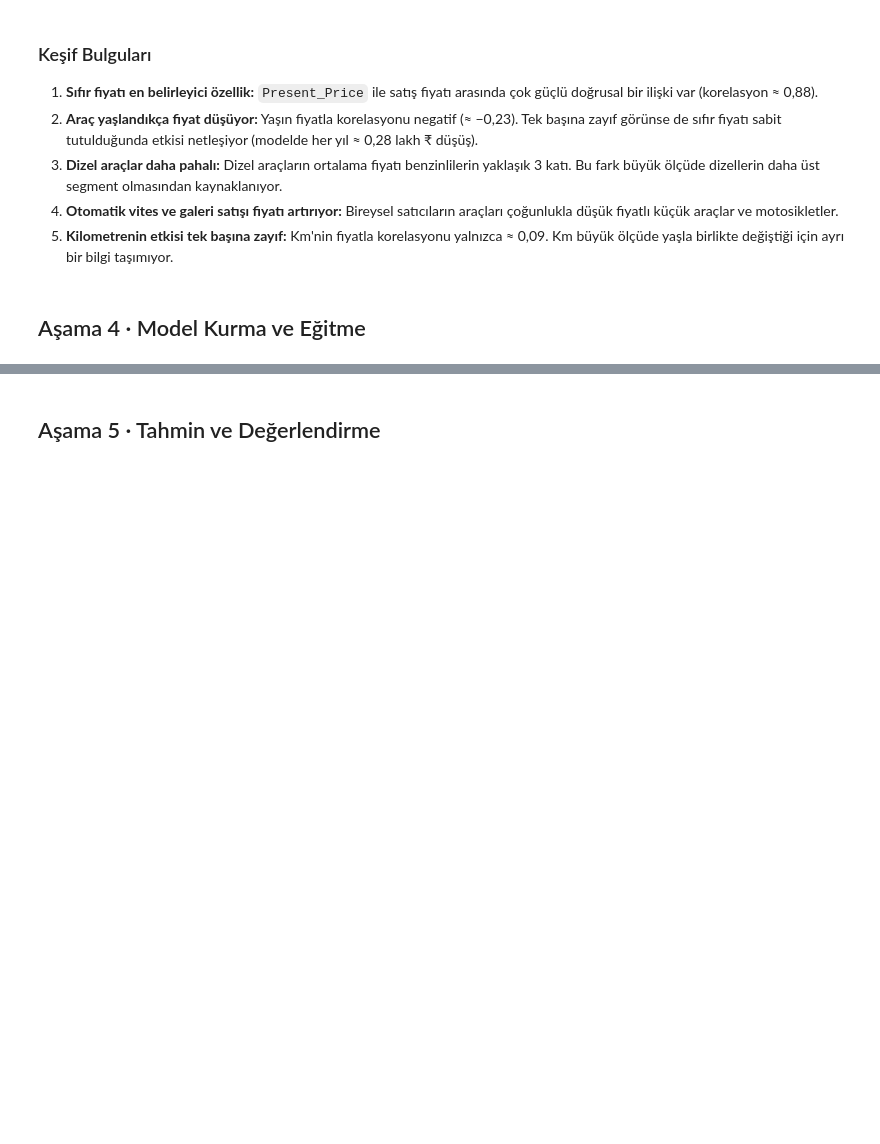
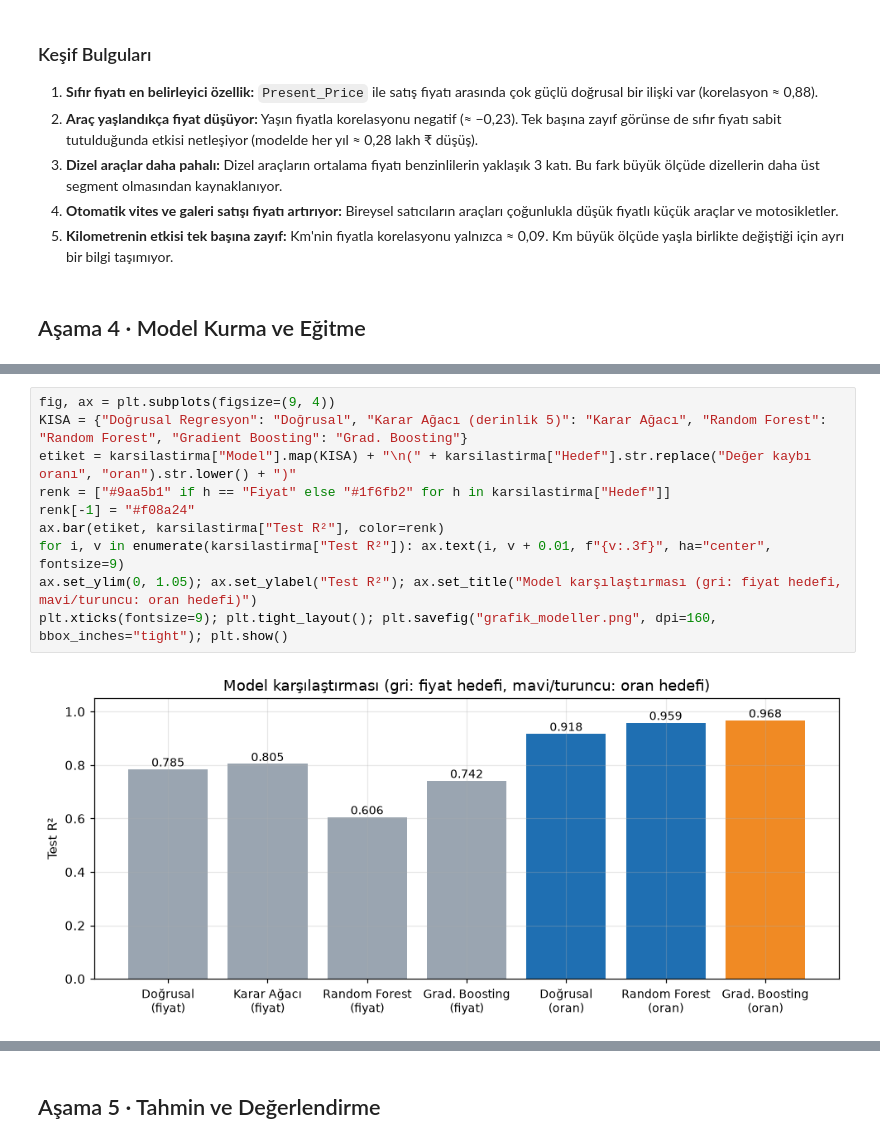
Before and after one commit to mirhanserim/yapay-zeka-portfolyo, a Jupyter notebook: 1_Python_Arac_Fiyat/Arac_Fiyat_Tahmini.ipynb, the cells around one changed output, grey strips where cells are left out. Drawn from its saved outputs; the diff is of its cells as text; blank space fills up the shorter version.

```diff
--- a/1_Python_Arac_Fiyat/Arac_Fiyat_Tahmini.ipynb
+++ b/1_Python_Arac_Fiyat/Arac_Fiyat_Tahmini.ipynb
@@ -229,0 +298,12 @@ görmek için **derinliği 5 ile sınırlı bir Karar Ağacı** da karşılaşt
+# %%
+fig, ax = plt.subplots(figsize=(9, 4))
+KISA = {"Doğrusal Regresyon": "Doğrusal", "Karar Ağacı (derinlik 5)": "Karar Ağacı", "Random Forest": "Random Forest", "Gradient Boosting": "Grad. Boosting"}
+etiket = karsilastirma["Model"].map(KISA) + "\n(" + karsilastirma["Hedef"].str.replace("Değer kaybı oranı", "oran").str.lower() + ")"
+renk = ["#9aa5b1" if h == "Fiyat" else "#1f6fb2" for h in karsilastirma["Hedef"]]
+renk[-1] = "#f08a24"
+ax.bar(etiket, karsilastirma["Test R²"], color=renk)
+for i, v in enumerate(karsilastirma["Test R²"]): ax.text(i, v + 0.01, f"{v:.3f}", ha="center", fontsize=9)
+ax.set_ylim(0, 1.05); ax.set_ylabel("Test R²"); ax.set_title("Model karşılaştırması (gri: fiyat hedefi, mavi/turuncu: oran hedefi)")
+plt.xticks(fontsize=9); plt.tight_layout(); plt.savefig("grafik_modeller.png", dpi=160, bbox_inches="tight"); plt.show()
+# %% [output]
+[figure, added]
```
Also changed, not shown: parts of 24 cells of this notebook, 4 other files.
